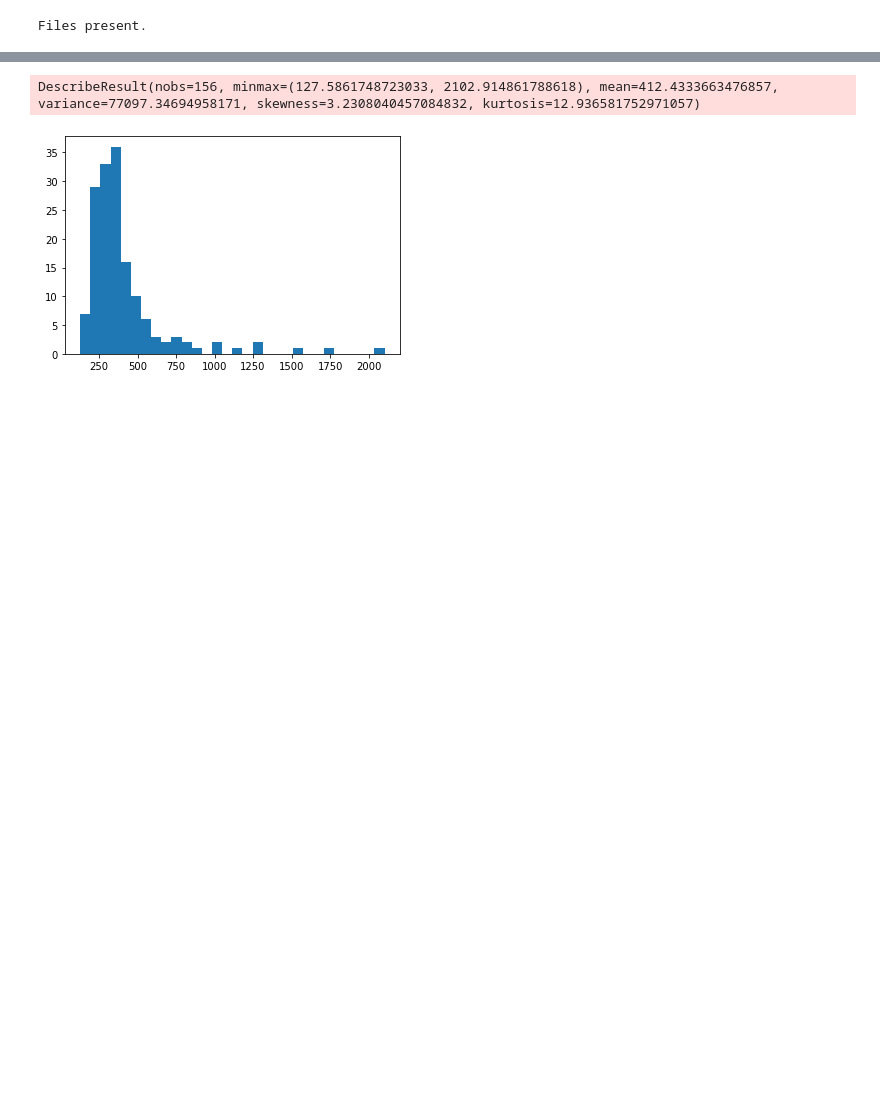
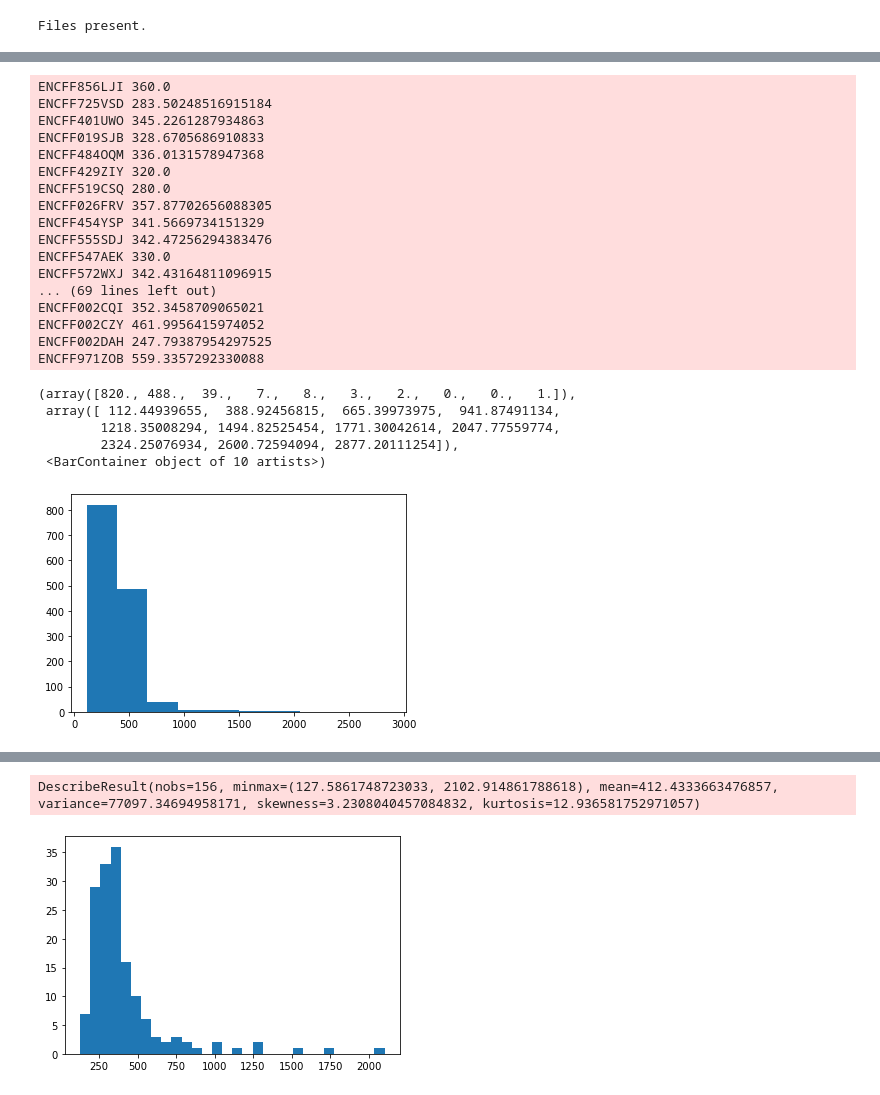
Before and after one commit to TeamSundar/TFactorNN, a Jupyter notebook: eda.ipynb, the cells around one changed output, grey strips where cells are left out. Cells and saved outputs as stored; diff of their text form; code cells hidden in the pictures; blank space fills up the shorter version.

```diff
--- a/eda.ipynb
+++ b/eda.ipynb
@@ -64,0 +90,37 @@ print(master_record.shape)
+# %%
+means=[]
+bed_path = path+'/data'
+for acc in tqdm(master_record['File accession'].values):
+    op = open('.temp', 'w')
+    with gzip.open(bed_path+'/'+acc+'.bed.gz', "rb") as ip_byte:
+        op.write(ip_byte.read().decode("utf-8"))
+        op.close()
+    bed = pd.read_csv('.temp', sep='\t', header=None)
+    peak_len = abs(bed[1].values-bed[2].values)
+    means.append(np.mean(peak_len))
+    # os.remove('.temp')
+    print(acc, np.mean(peak_len))
+# %% [output]
+ENCFF856LJI 360.0
+ENCFF725VSD 283.50248516915184
+ENCFF401UWO 345.2261287934863
+ENCFF019SJB 328.6705686910833
+ENCFF484OQM 336.0131578947368
+ENCFF429ZIY 320.0
+ENCFF519CSQ 280.0
+ENCFF026FRV 357.87702656088305
+ENCFF454YSP 341.5669734151329
+ENCFF555SDJ 342.47256294383476
+ENCFF547AEK 330.0
+ENCFF572WXJ 342.43164811096915
+... (69 lines left out)
+ENCFF002CQI 352.3458709065021
+ENCFF002CZY 461.9956415974052
+ENCFF002DAH 247.79387954297525
+ENCFF971ZOB 559.3357292330088
+(array([820., 488.,  39.,   7.,   8.,   3.,   2.,   0.,   0.,   1.]),
+ array([ 112.44939655,  388.92456815,  665.39973975,  941.87491134,
+        1218.35008294, 1494.82525454, 1771.30042614, 2047.77559774,
+        2324.25076934, 2600.72594094, 2877.20111254]),
+ <BarContainer object of 10 artists>)
+[figure, added]
```
Also changed, not shown: parts of 13 cells of this notebook, 1 other file.
